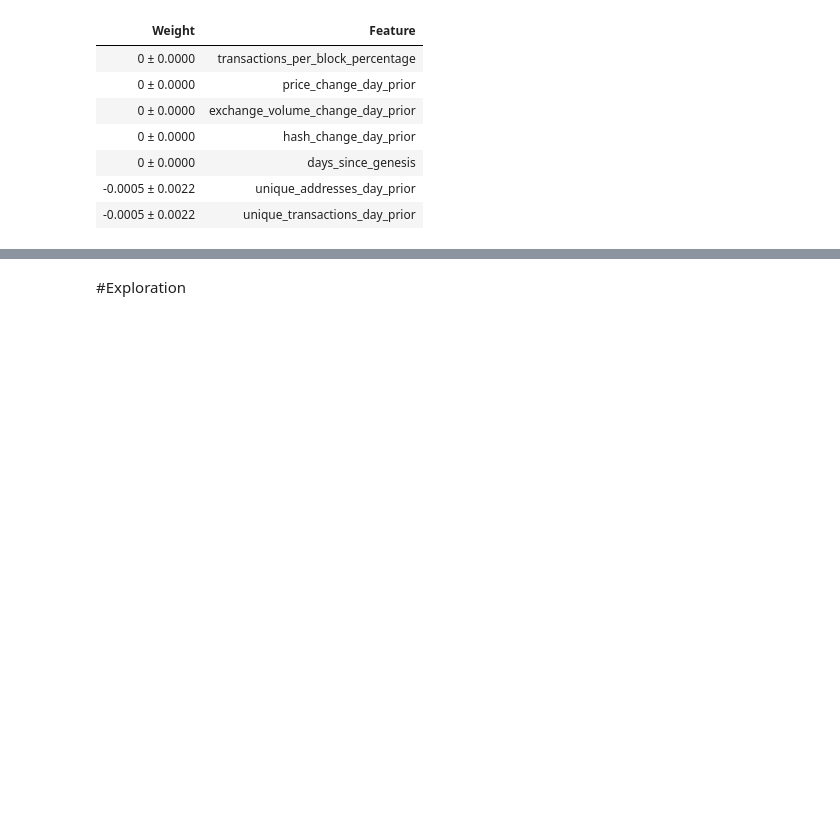
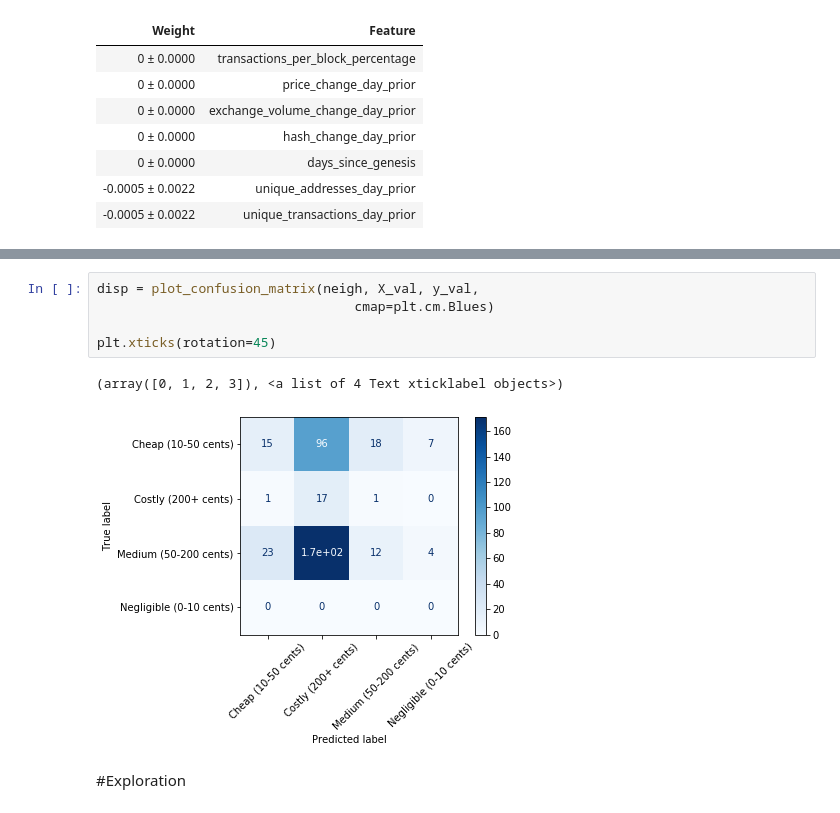
Before and after one commit to repoocsov/Build_Week_2, a Jupyter notebook: build_two.ipynb, the cells around one changed output, grey strips where cells are left out. Drawn from its saved outputs; the diff is of its cells as text; blank space fills up the shorter version.

```diff
--- a/build_two.ipynb
+++ b/build_two.ipynb
@@ -368,3 +389,11 @@ eli5.show_weights(
+# %%
+disp = plot_confusion_matrix(neigh, X_val, y_val,
+                                 cmap=plt.cm.Blues)
+
+plt.xticks(rotation=45)
+# %% [output]
+(array([0, 1, 2, 3]), <a list of 4 Text xticklabel objects>)
+[figure, added]
 # %% [markdown]
 #Exploration
 # %%
```
Also changed, not shown: parts of 3 cells of this notebook.
